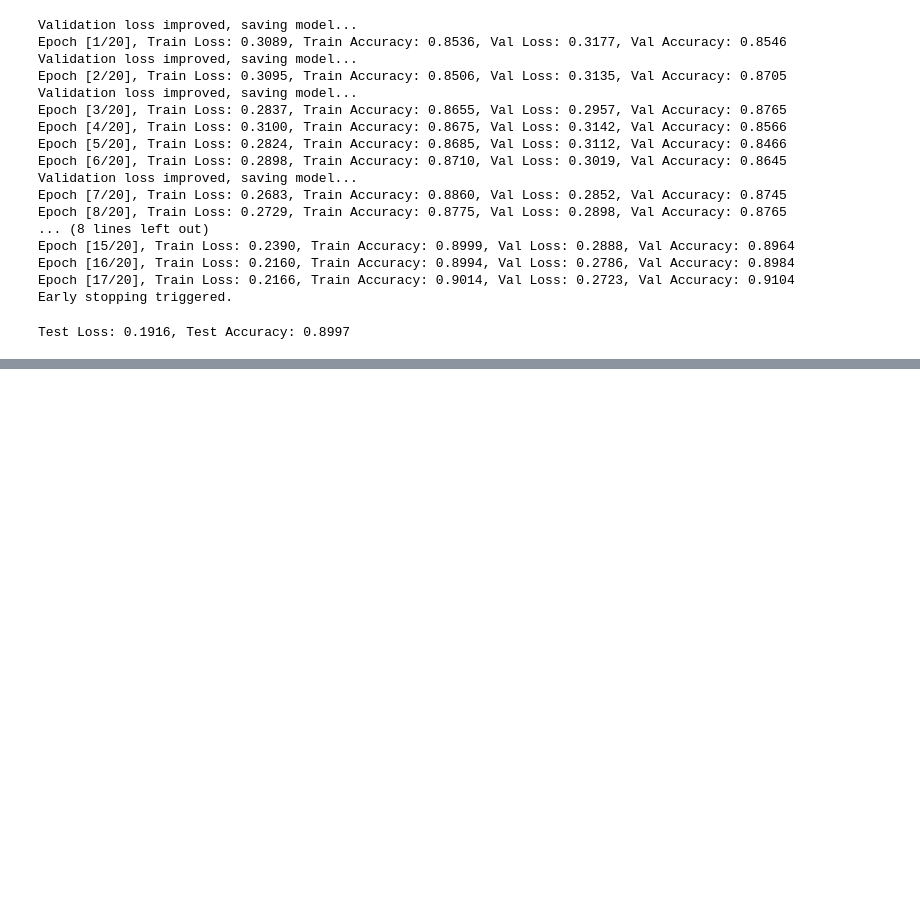
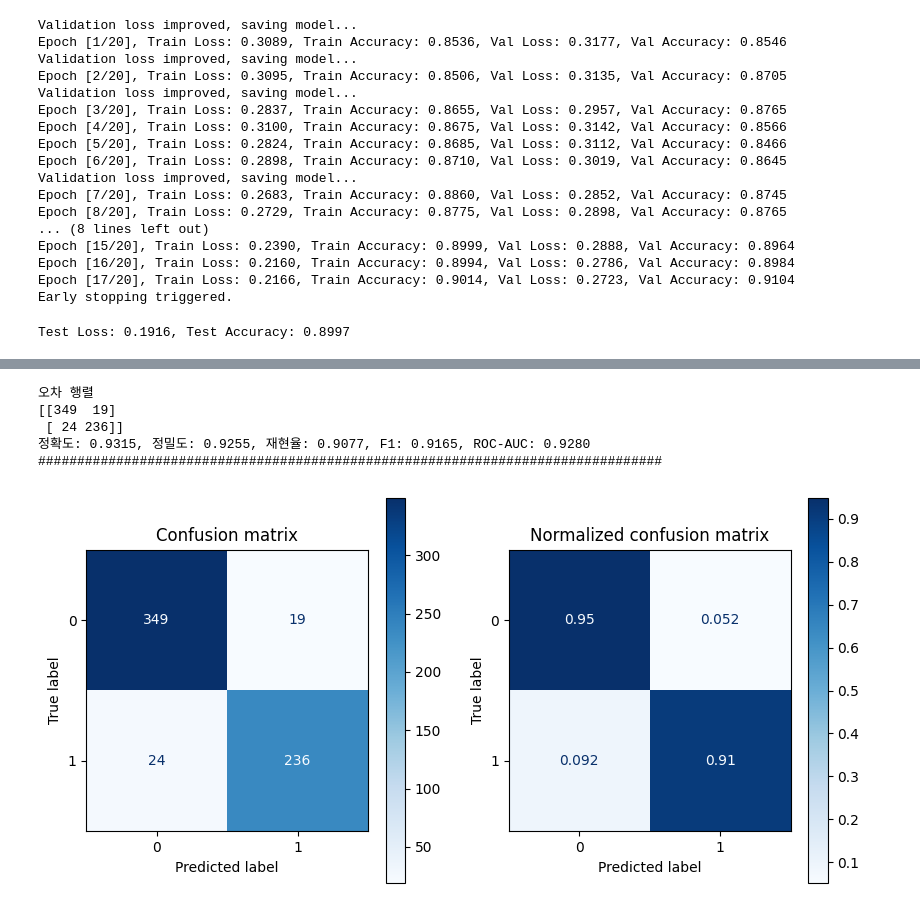
Before and after one commit to SOYOUNGdev/PCB_classification, a Jupyter notebook: code/test3.ipynb, the cells around one changed output, grey strips where cells are left out. Saved outputs shown, nothing was run; the diff lists cells and outputs as text; code cells hidden in the pictures; blank space fills up the shorter version.

```diff
--- a/code/test3.ipynb
+++ b/code/test3.ipynb
@@ -2561,0 +2980,47 @@ resnet18 시도.
+# %%
+import torch
+import numpy as np
+from sklearn.metrics import accuracy_score, precision_score, recall_score, f1_score, roc_auc_score, confusion_matrix, ConfusionMatrixDisplay
+from sklearn.preprocessing import Binarizer
+import matplotlib.pyplot as plt
+
+# 평가 함수
+def get_evaluation_by_custom_proba(y_test, prediction, visualize=False):
+    confusion = confusion_matrix(y_test, prediction)
+    accuracy = accuracy_score(y_test, prediction)
+    precision = precision_score(y_test, prediction)
+    recall = recall_score(y_test, prediction)
+    f1 = f1_score(y_test, prediction)
+    roc_auc = roc_auc_score(y_test, prediction)
+
+    print('오차 행렬')
+    print(confusion)
+    print('정확도: {0:.4f}, 정밀도: {1:.4f}, 재현율: {2:.4f}, F1: {3:.4f}, ROC-AUC: {4:.4f}'.format(accuracy, precision, recall, f1, roc_auc))
+    print("#" * 80)
+
+    if visualize:
+        fig, axes = plt.subplots(nrows=1, ncols=2, figsize=(10, 5))
+        titles_options = [("Confusion matrix", None), ("Normalized confusion matrix", "true")]
+
+        for (title, normalize), ax in zip(titles_options, axes.flatten()):
+            disp = ConfusionMatrixDisplay.from_predictions(y_test, prediction, ax=ax, cmap=plt.cm.Blues, normalize=normalize)
+            disp.ax_.set_title(title)
+        plt.show()
+# %%
+# 예측 확률과 타겟 값 가져오기
+all_predictions_proba, all_targets = get_predictions_proba(model, test_loader)
+
+# 임계값 설정 및 이진 분류
+threshold = 0.63408005
+binarizer = Binarizer(threshold=threshold)
+custom_prediction = binarizer.fit_transform(all_predictions_proba.reshape(-1, 1)).flatten()
+
+# 평가 함수 호출
+get_evaluation_by_custom_proba(all_targets, custom_prediction, visualize=True)
+# %% [output]
+오차 행렬
+[[349  19]
+ [ 24 236]]
+정확도: 0.9315, 정밀도: 0.9255, 재현율: 0.9077, F1: 0.9165, ROC-AUC: 0.9280
+################################################################################
+[figure, added]
```
Also changed, not shown: parts of 44 cells of this notebook, 1 other file.
